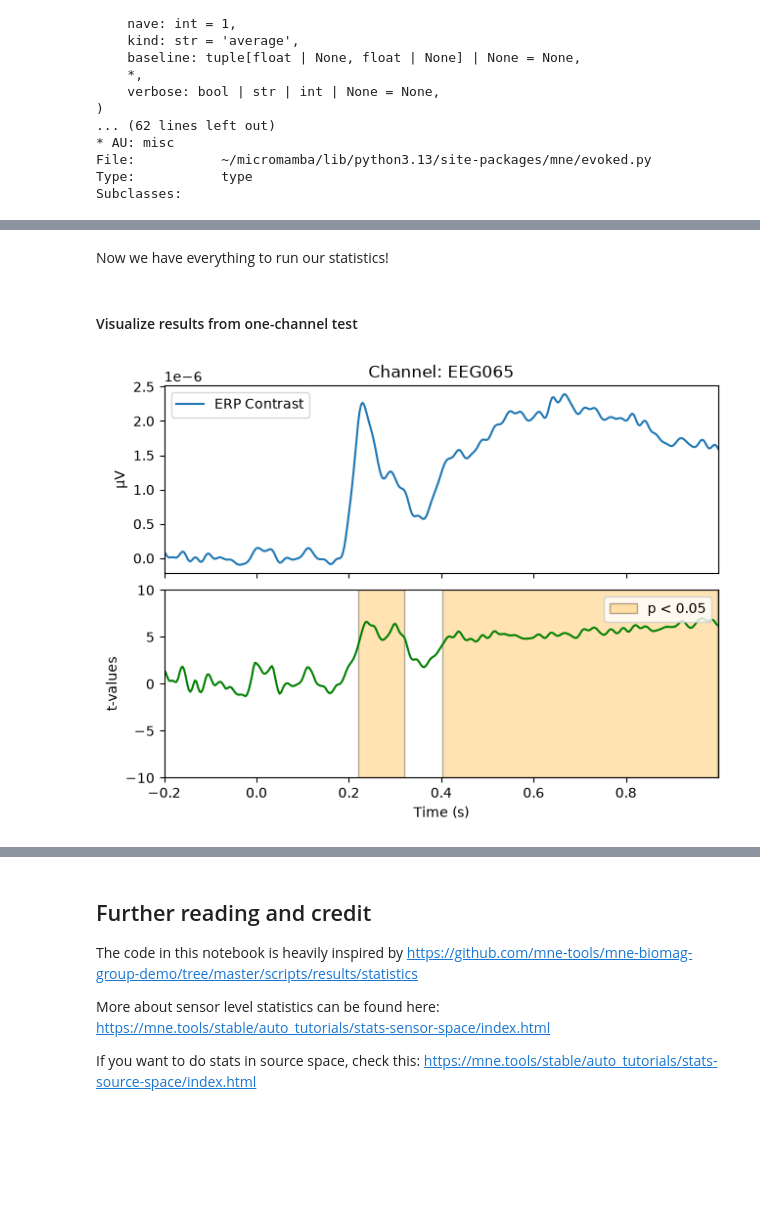
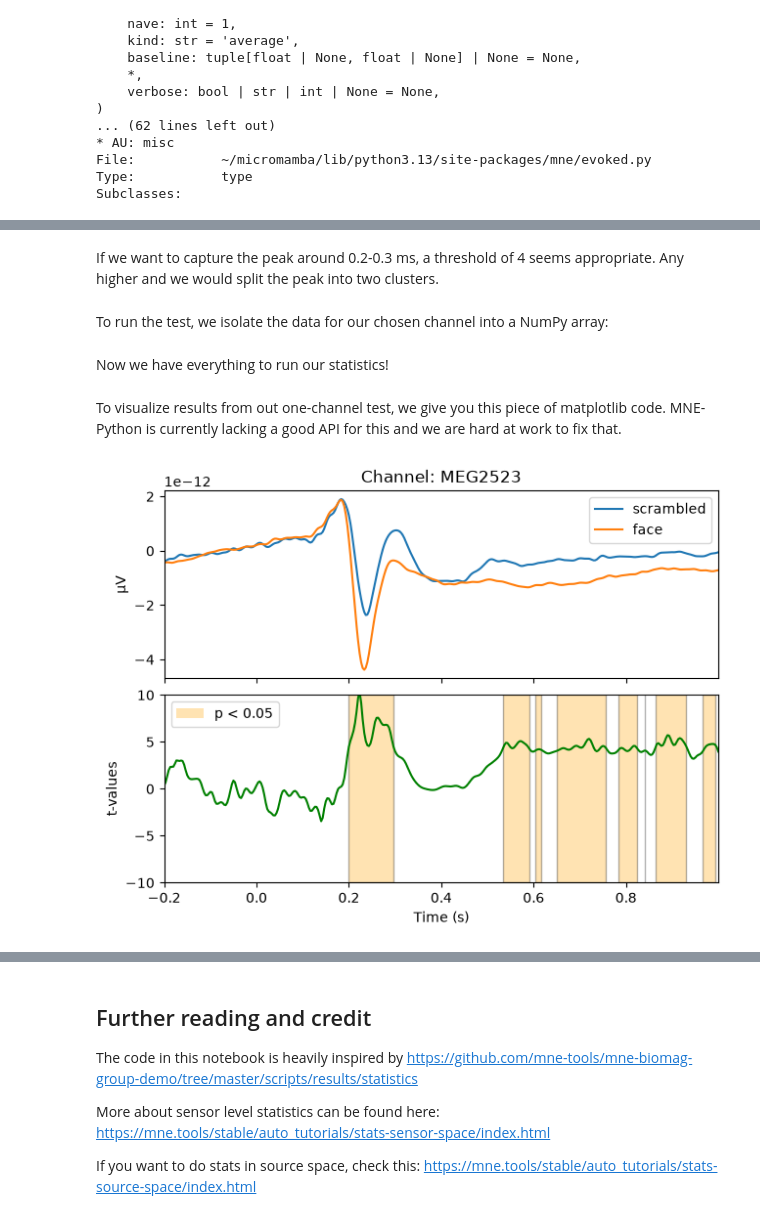
Before and after one commit to wmvanvliet/mne-course, a Jupyter notebook: 6-group-level.ipynb, the cells around one changed output, grey strips where cells are left out. Saved outputs shown, nothing was run; the diff lists cells and outputs as text; code cells hidden in the pictures; blank space fills up the shorter version.

```diff
--- a/6-group-level.ipynb
+++ b/6-group-level.ipynb
@@ -238,0 +194,4 @@ Subclasses:
+# %%
+info = ga_evokeds["face"].info
+tmin = ga_evokeds["face"].tmin
+times = ga_evokeds["face"].times
@@ -276,0 +218,3 @@ Okay, with that out of the way, let's set our cluster thresholds based on the tm
+# %%
+channel = "MEG2523"
+mne.viz.plot_compare_evokeds(ga_evokeds, picks=channel);
@@ -277,57 +229,66 @@ Okay, with that out of the way, let's set our cluster thresholds based on the tm
+# %% [markdown]
+If we want to capture the peak around 0.2-0.3 ms, a threshold of 4 seems appropriate. Any higher and we would split the peak into two clusters.
 # %%
 threshold = 4
+# %% [markdown]
+To run the test, we isolate the data for our chosen channel into a NumPy array:
+# %%
+channel_index = info.ch_names.index(channel)
+scrambled_single_chan = scrambled[:, channel_index, :]
+face_single_chan = face[:, channel_index, :]
+contrast_single_chan = scrambled_single_chan - face_single_chan
 # %% [markdown]
 Now we have everything to run our statistics!
 # %%
 cluster_stats = mne.stats.permutation_cluster_1samp_test(
-    X_single_chan,
-    threshold=threshold,
-    n_jobs=n_jobs,
+    contrast_single_chan,
+    threshold=threshold, #
+    n_jobs=-1, # use all CPU cores available
     verbose=False,
-    tail=tail,
-    adjacency=adjacency,
-    n_permutations=n_permutations,
-    seed=42,)
+    n_permutations=5000, # number of permutations to run
+    seed=34892,  # pick a different seed for your own projects
+)
 
 T_obs, clusters, cluster_p_values, _ = cluster_stats
-# %% [markdown]
-#### Visualize results from one-channel test
+# %% [markdown]
+To visualize results from out one-channel test, we give you this piece of matplotlib code. MNE-Python is currently lacking a good API for this and we are hard at work to fix that.
 # %%
+import matplotlib
 # set up the figure
 fig, axes = plt.subplots(2, sharex=True)
 
 # on first axis: plot the data (contrast averaged across datasets)
 ax = axes[0]
-ax.plot(contrast.times, X_single_chan.mean(axis=0), label="ERP Contrast")
+ax.plot(times, scrambled_single_chan.mean(axis=0), label="scrambled")
+ax.plot(times, face_single_chan.mean(axis=0), label="face")
 ax.set(title=f"Channel: {channel}", ylabel="μV")
 ax.legend()
 
 # on second axis: plot the clusters.
 
 ax = axes[1]
 # enumerate across the clusters
 for ii, cluster_ii in enumerate(clusters):
     c = cluster_ii[0]
 
     # check if the matching p-value is smaller than some critical value:
     # if so, color the stretch of time red.
     critical_value = 0.05
     if cluster_p_values[ii] < critical_value:
         fill_color = "orange"
     else:
         fill_color = "white"
 
-    h1 = ax.axvspan(contrast.times[c[0]], contrast.times[c[-1] - 1],
-                    fc=fill_color, ec="black", alpha=0.3)
+    ax.axvspan(times[c[0]], times[c[-1] - 1], fc=fill_color, ec="black", alpha=0.3)
 
 # plot the t-values
-hf = ax.plot(contrast.times, T_obs, color="green")
+hf = ax.plot(times, T_obs, color="green")
 
 # set legend, axes, and show
-ax.legend((h1,), (f"p < {critical_value}",), loc="upper right", ncol=1)
-ax.set(xlabel="Time (s)", ylabel="t-values",
-       ylim=[-10., 10.], xlim=contrast.times[[0, -1]])
+legend_patch = matplotlib.patches.Patch(facecolor='orange', alpha=0.3)
+ax.legend([legend_patch], [f"p < {critical_value}"], loc="upper left", ncol=1)
+ax.set(xlabel="Time (s)", ylabel="t-values", ylim=[-10., 10.], xlim=times[[0, -1]])
 fig.tight_layout(pad=0.5)
 plt.show()
 # %% [output]
-[figure, old version]
+[figure, new version]
```
Also changed, not shown: parts of 54 cells of this notebook, 2 other files.
